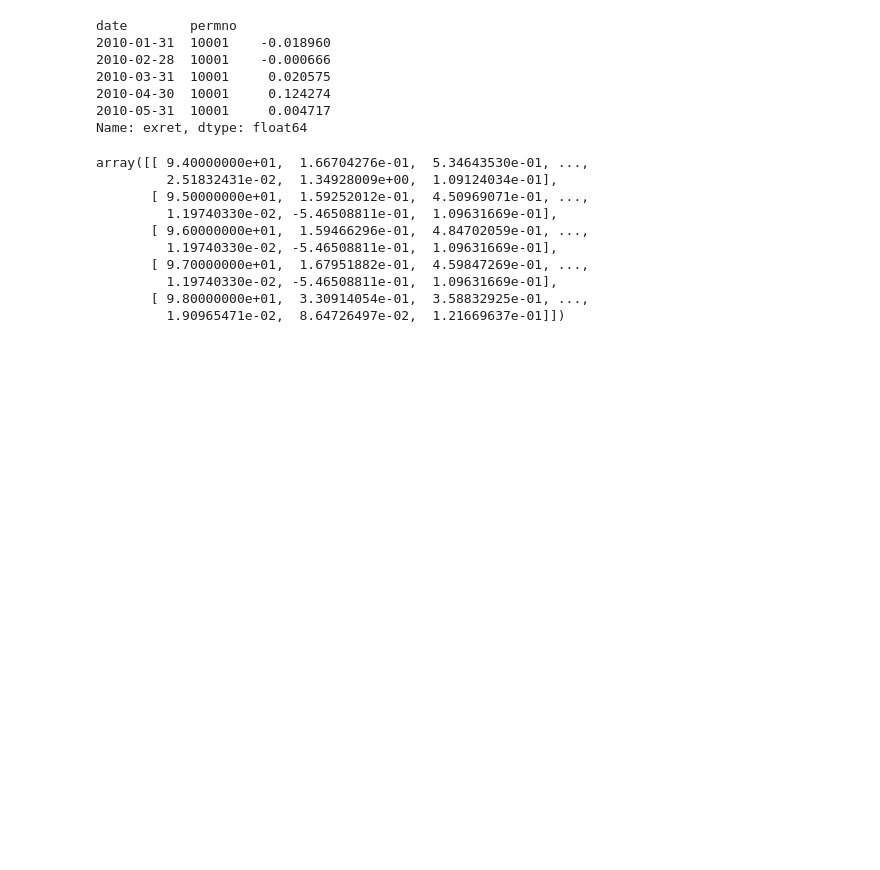
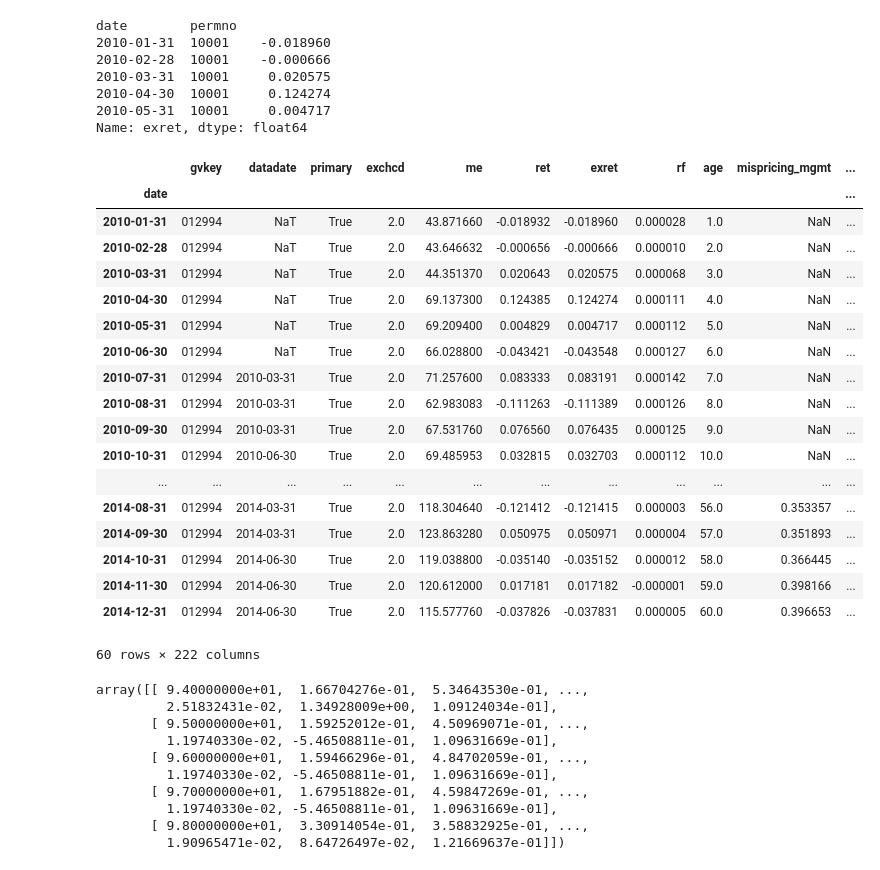
Before and after one commit to mwri469/ErdosInvestment, a Jupyter notebook: notebook.ipynb, the cells around one changed output. Saved outputs shown, nothing was run; the diff lists cells and outputs as text; code cells hidden in the pictures; blank space fills up the shorter version.

```diff
--- a/notebook.ipynb
+++ b/notebook.ipynb
@@ -52,5 +52,33 @@ i=90
 x_temp = temp_df.iloc[i:i+5]
 y_temp = temp_exret.iloc[i+5:i+5+1]
+# %%
+# Cross-section on permno 10001
+df_10001 = df.xs(10001, level='permno')
+
+# Filter dates before '2015-01-01' (exclusive)
+filtered_df = df_10001[df_10001.index < '2015-01-01']
+# %%
+filtered_df
+# %% [output]
+|  | gvkey | datadate | primary | exchcd | me | ret | exret | rf | age | mispricing_mgmt | ... |
+| date |  |  |  |  |  |  |  |  |  |  | ... |
+| 2010-01-31 | 012994 | NaT | True | 2.0 | 43.871660 | -0.018932 | -0.018960 | 0.000028 | 1.0 | NaN | ... |
+| 2010-02-28 | 012994 | NaT | True | 2.0 | 43.646632 | -0.000656 | -0.000666 | 0.000010 | 2.0 | NaN | ... |
+| 2010-03-31 | 012994 | NaT | True | 2.0 | 44.351370 | 0.020643 | 0.020575 | 0.000068 | 3.0 | NaN | ... |
+| 2010-04-30 | 012994 | NaT | True | 2.0 | 69.137300 | 0.124385 | 0.124274 | 0.000111 | 4.0 | NaN | ... |
+| 2010-05-31 | 012994 | NaT | True | 2.0 | 69.209400 | 0.004829 | 0.004717 | 0.000112 | 5.0 | NaN | ... |
+| 2010-06-30 | 012994 | NaT | True | 2.0 | 66.028800 | -0.043421 | -0.043548 | 0.000127 | 6.0 | NaN | ... |
+| 2010-07-31 | 012994 | 2010-03-31 | True | 2.0 | 71.257600 | 0.083333 | 0.083191 | 0.000142 | 7.0 | NaN | ... |
+| 2010-08-31 | 012994 | 2010-03-31 | True | 2.0 | 62.983083 | -0.111263 | -0.111389 | 0.000126 | 8.0 | NaN | ... |
+| 2010-09-30 | 012994 | 2010-03-31 | True | 2.0 | 67.531760 | 0.076560 | 0.076435 | 0.000125 | 9.0 | NaN | ... |
+| 2010-10-31 | 012994 | 2010-06-30 | True | 2.0 | 69.485953 | 0.032815 | 0.032703 | 0.000112 | 10.0 | NaN | ... |
+| ... | ... | ... | ... | ... | ... | ... | ... | ... | ... | ... | ... |
+| 2014-08-31 | 012994 | 2014-03-31 | True | 2.0 | 118.304640 | -0.121412 | -0.121415 | 0.000003 | 56.0 | 0.353357 | ... |
+| 2014-09-30 | 012994 | 2014-03-31 | True | 2.0 | 123.863280 | 0.050975 | 0.050971 | 0.000004 | 57.0 | 0.351893 | ... |
+| 2014-10-31 | 012994 | 2014-06-30 | True | 2.0 | 119.038800 | -0.035140 | -0.035152 | 0.000012 | 58.0 | 0.366445 | ... |
+| 2014-11-30 | 012994 | 2014-06-30 | True | 2.0 | 120.612000 | 0.017181 | 0.017182 | -0.000001 | 59.0 | 0.398166 | ... |
+| 2014-12-31 | 012994 | 2014-06-30 | True | 2.0 | 115.577760 | -0.037826 | -0.037831 | 0.000005 | 60.0 | 0.396653 | ... |
+60 rows × 222 columns
 # %%
 x_temp.to_numpy()
 # %% [output]
```
Also changed, not shown: parts of 2 cells of this notebook, 3 other files.
